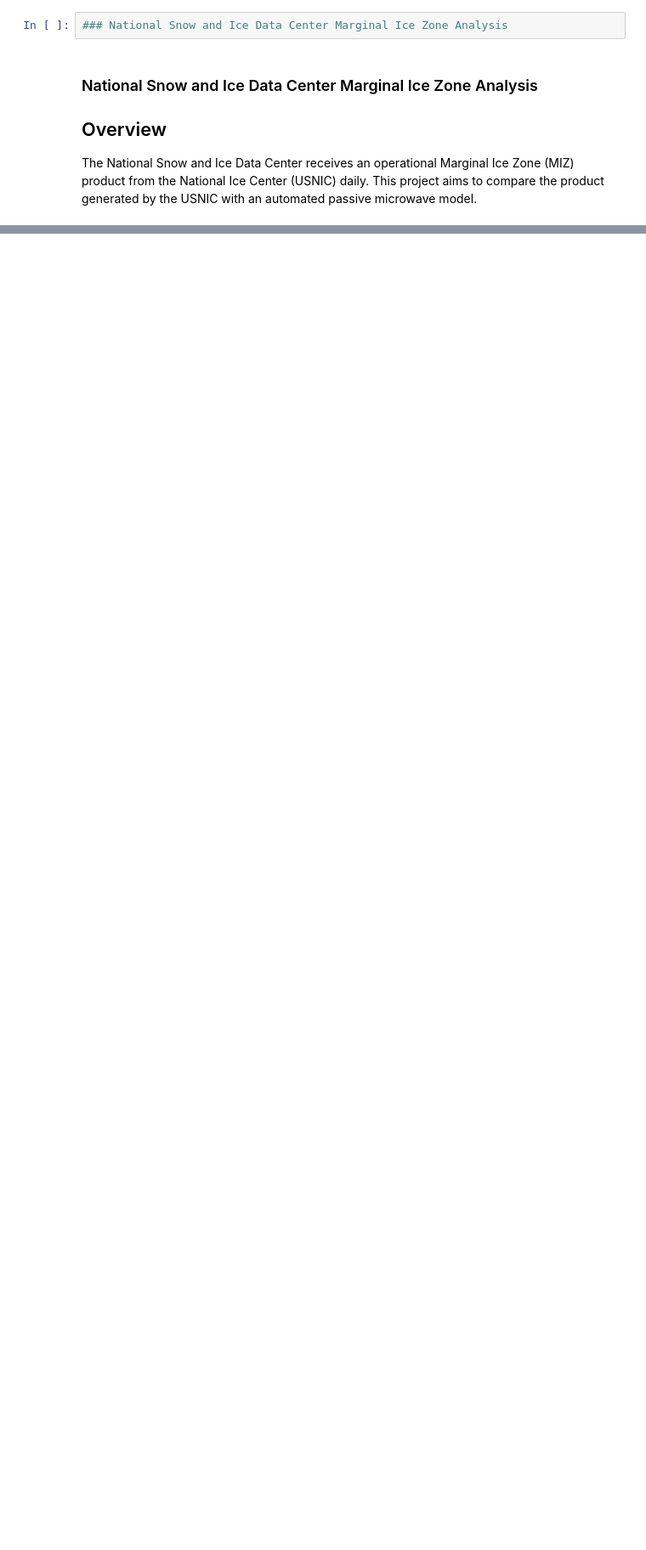
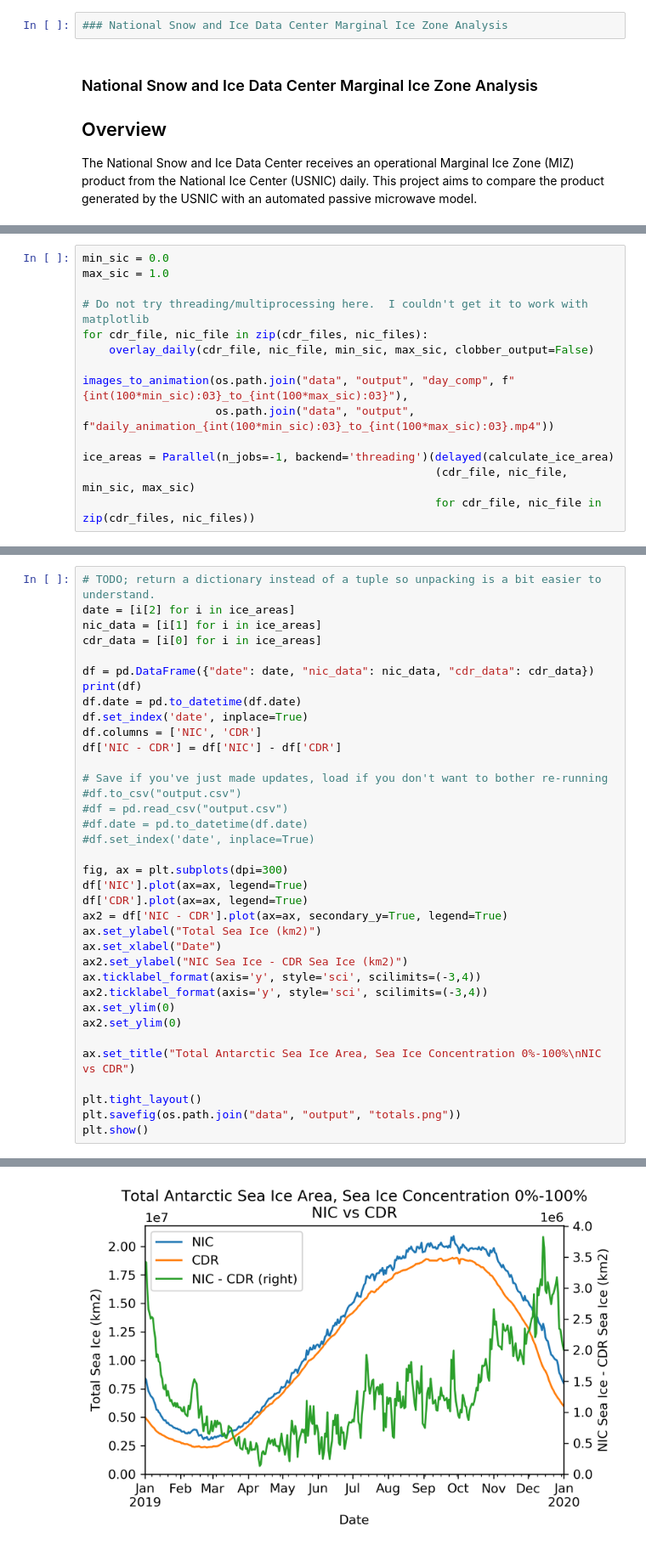
Before and after one commit to mikedorfman/NSIDC-MIZ-Comparison, a Jupyter notebook: miz_comparison.ipynb, the cells around one changed output, grey strips where cells are left out. Shown at 85% size. Saved outputs shown, nothing was run; the diff lists cells and outputs as text; blank space fills up the shorter version.

```diff
--- a/miz_comparison.ipynb
+++ b/miz_comparison.ipynb
@@ -62,0 +97,14 @@ for cdr_file, nic_file in zip(cdr_files, nic_files):
+# %%
+min_sic = 0.0
+max_sic = 1.0
+
+# Do not try threading/multiprocessing here.  I couldn't get it to work with matplotlib
+for cdr_file, nic_file in zip(cdr_files, nic_files):
+    overlay_daily(cdr_file, nic_file, min_sic, max_sic, clobber_output=False)
+
+images_to_animation(os.path.join("data", "output", "day_comp", f"{int(100*min_sic):03}_to_{int(100*max_sic):03}"),
+                    os.path.join("data", "output", f"daily_animation_{int(100*min_sic):03}_to_{int(100*max_sic):03}.mp4"))
+
+ice_areas = Parallel(n_jobs=-1, backend='threading')(delayed(calculate_ice_area)
+                                                     (cdr_file, nic_file, min_sic, max_sic)
+                                                     for cdr_file, nic_file in zip(cdr_files, nic_files))
@@ -62,0 +147,37 @@ for cdr_file, nic_file in zip(cdr_files, nic_files):
+# %%
+# TODO; return a dictionary instead of a tuple so unpacking is a bit easier to understand.
+date = [i[2] for i in ice_areas]
+nic_data = [i[1] for i in ice_areas]
+cdr_data = [i[0] for i in ice_areas]
+
+df = pd.DataFrame({"date": date, "nic_data": nic_data, "cdr_data": cdr_data})
+print(df)
+df.date = pd.to_datetime(df.date)
+df.set_index('date', inplace=True)
+df.columns = ['NIC', 'CDR']
+df['NIC - CDR'] = df['NIC'] - df['CDR']
+
+# Save if you've just made updates, load if you don't want to bother re-running
+#df.to_csv("output.csv")
+#df = pd.read_csv("output.csv")
+#df.date = pd.to_datetime(df.date)
+#df.set_index('date', inplace=True)
+
+fig, ax = plt.subplots(dpi=300)
+df['NIC'].plot(ax=ax, legend=True)
+df['CDR'].plot(ax=ax, legend=True)
+ax2 = df['NIC - CDR'].plot(ax=ax, secondary_y=True, legend=True)
+ax.set_ylabel("Total Sea Ice (km2)")
+ax.set_xlabel("Date")
+ax2.set_ylabel("NIC Sea Ice - CDR Sea Ice (km2)")
+ax.ticklabel_format(axis='y', style='sci', scilimits=(-3,4))
+ax2.ticklabel_format(axis='y', style='sci', scilimits=(-3,4))
+ax.set_ylim(0)
+ax2.set_ylim(0)
+
+ax.set_title("Total Antarctic Sea Ice Area, Sea Ice Concentration 0%-100%\nNIC vs CDR")
+
+plt.tight_layout()
+plt.savefig(os.path.join("data", "output", "totals.png"))
+plt.show()
+# %% [output]
@@ -62,0 +198 @@ for cdr_file, nic_file in zip(cdr_files, nic_files):
+[figure, added]
```
Also changed, not shown: parts of 5 cells of this notebook, 3 other files.
